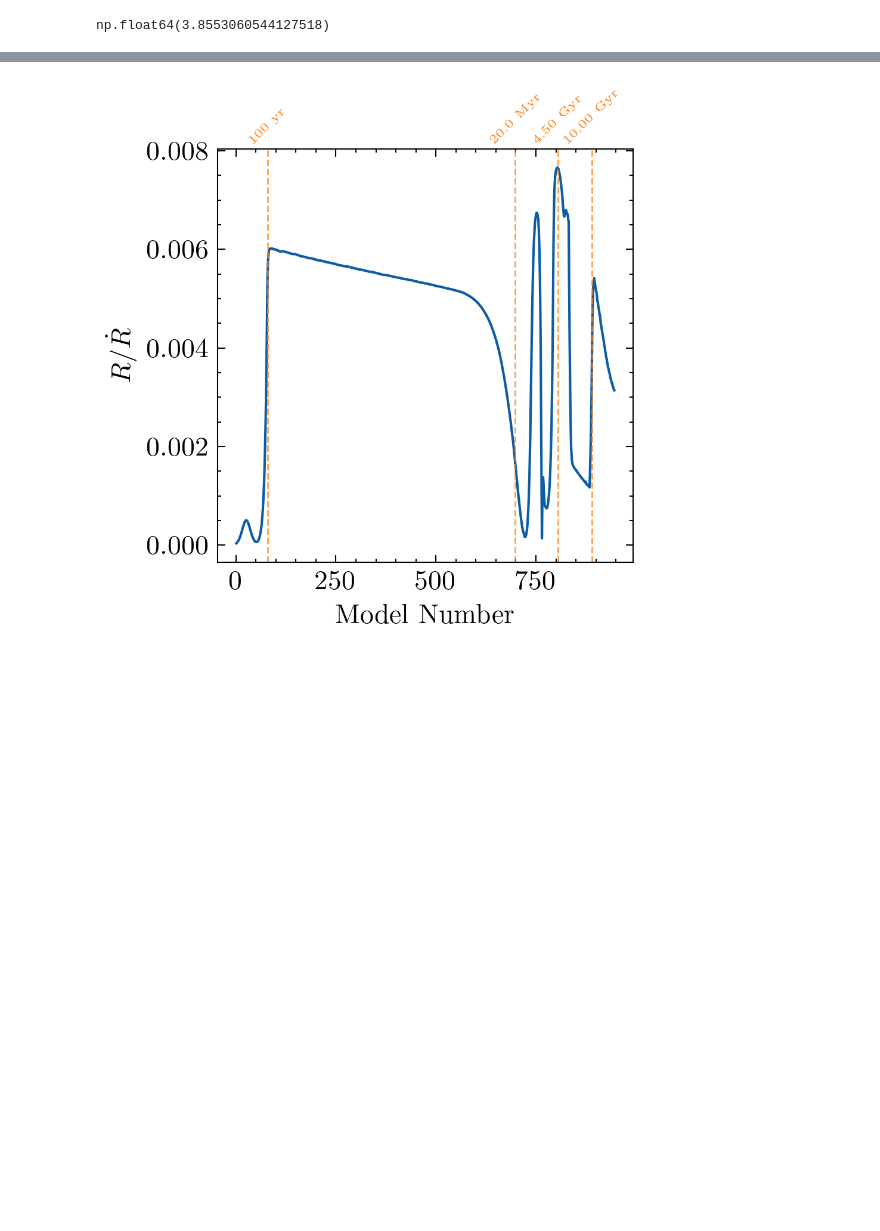
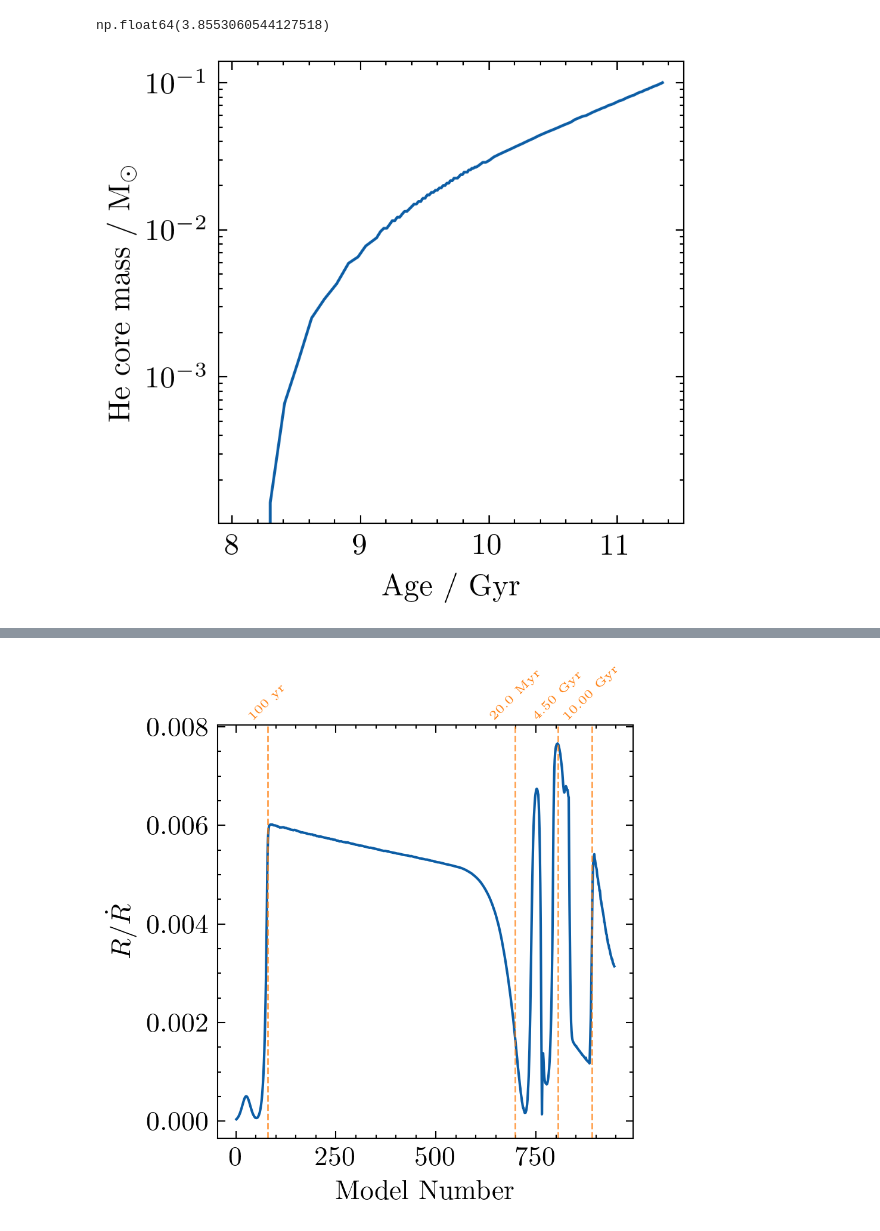
Before and after one commit to BrunoSchultz/lab_report, a Jupyter notebook: exercise1/plot_exercise.ipynb, the cells around one changed output, grey strips where cells are left out. Drawn from its saved outputs; the diff is of its cells as text; code cells hidden in the pictures; blank space fills up the shorter version.

```diff
--- a/exercise1/plot_exercise.ipynb
+++ b/exercise1/plot_exercise.ipynb
@@ -159,4 +158,21 @@ Lnuc = 10**h.log_Lnuc
 h.star_age[Lnuc / L > 0.99][0] / 1e7
 # %% [output]
 np.float64(3.8553060544127518)
+# %%
+fig, ax = plt.subplots(dpi=300, figsize=(3, 3), sharex=True)
+
+mask = h.star_age > 8e9
+h_star_age = h.star_age[mask] / 1e9 # convert to Gyr
+
+h_he_core_mass = h.he_core_mass[mask]
+
+ax.plot(h_star_age, h_he_core_mass, label=r"$M_\mathrm{He, core}$")
+ax.set_yscale('log')
+ax.set_xlabel(r"Age / Gyr")
+ax.set_ylabel(r"He core mass / M$_\odot$")
+
+
+fig.subplots_adjust(wspace=0, hspace=0)
+# %% [output]
+[figure, added]
 # %%
```
Also changed, not shown: parts of 5 cells of this notebook.
